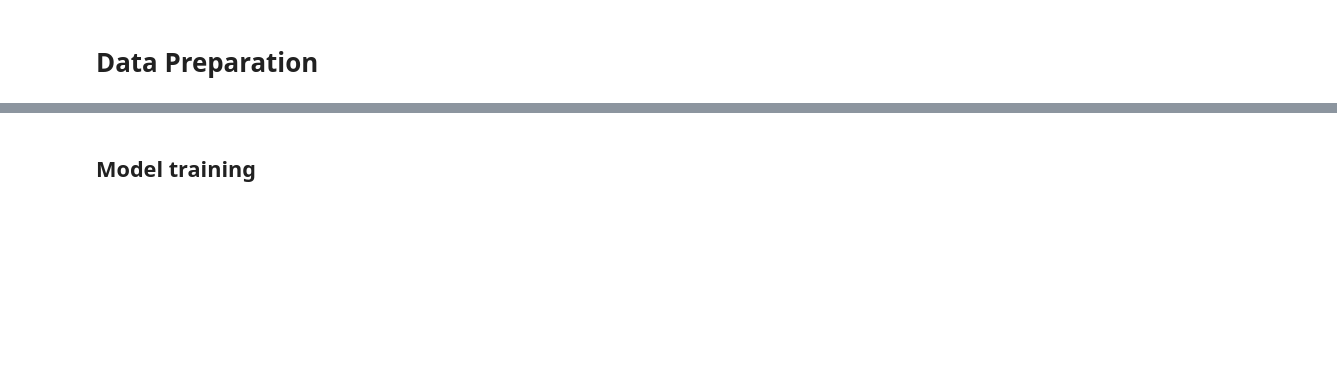
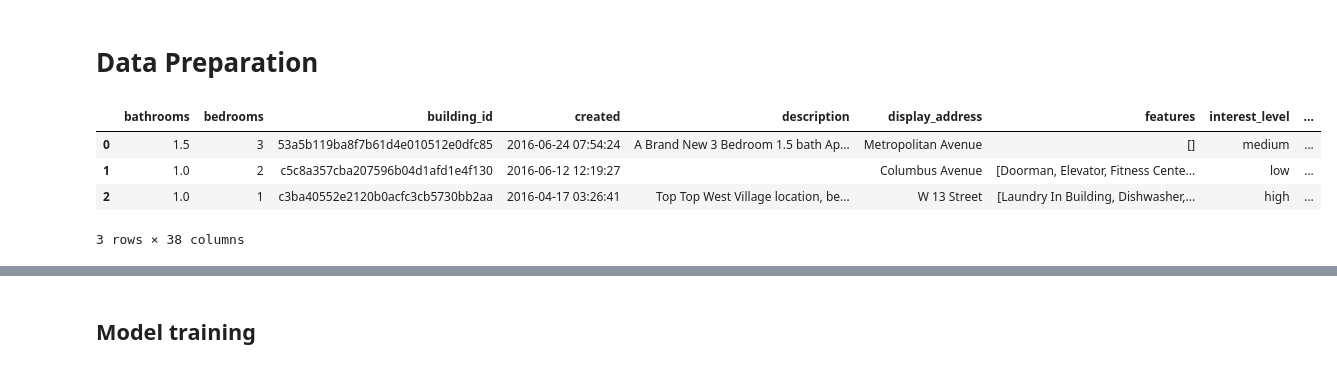
Before and after one commit to iKonon/kaggle, a Jupyter notebook: two-sigma-connect-rental-listing-inquiries/Models Training.ipynb, the cells around one changed output, grey strips where cells are left out. Drawn from its saved outputs; the diff is of its cells as text; code cells hidden in the pictures; blank space fills up the shorter version.

```diff
--- a/two-sigma-connect-rental-listing-inquiries/Models Training.ipynb
+++ b/two-sigma-connect-rental-listing-inquiries/Models Training.ipynb
@@ -151,3 +139,17 @@ df.street_address_clean = df.street_address_clean.map(lambda x: ' '.join(x.strip
+# %%
+def clean_addresses(input_str):
+    hexadecimals = re.compile('[^a-zA-Z0-9 ]').sub(' ', input_str).lower()
+
+    hexadecimals = hexadecimals.replace(' avenue', ' ave').replace(' boulevard', ' blvd')\
+        .replace(' street', ' st').replace(' road', ' rd')\
+        .replace(' south', ' s').replace(' north', ' n').replace(' east', ' e').replace(' west', ' w')\
+        .replace('south ', 's ').replace('north ', 'n ').replace('east ', 'e ').replace('west ', 'w ')\
+        .split(" ")
+
+    return " ".join([x.strip() for x in hexadecimals if x != ''])
+# %%
+df['street_address_ascii'] = [remove_accents(line) for line in df.street_address]
+df['street_address_clean'] = df.street_address_ascii.apply(clean_addresses)
 # %%
 bldg_id_counts = df.building_id.value_counts()
 df['listings_in_bldg'] = df.building_id.map(lambda b: bldg_id_counts[b] if b != '0' else 1)
@@ -188,3 +185,11 @@ df['dow'] = df.created.dt.dayofweek
+# %%
+df['created'] = pd.to_datetime(df.created)
+df['month'] = df.created.dt.month
+df['week'] = df.created.dt.week
+df['hod'] = df.created.dt.hour
+df['dow'] = df.created.dt.dayofweek
+# %%
+df['hod_shifted'] = df.created.dt.tz_localize('utc').dt.tz_convert('US/Pacific').dt.hour
 # %%
 df['bb_combined'] = df.bathrooms + df.bedrooms
 df['price_per_room'] = df.price / df.bedrooms
@@ -199,0 +197,12 @@ my_features = np.array(['bathrooms_as_int', 'bedrooms', 'latitude', 'longitude',
+# %%
+geocoded_addresses = pd.read_csv('geocoded_addresses.csv', header=0, names=['city', 'county', 'country', 'lat', 'lon', 'neighbourhood', 'listing_id'])
+geocoded_addresses.set_index([df.listing_id])
+
+df = pd.concat([df, geocoded_addresses[['city','county','neighbourhood']]], axis=1)
+df.head(3)
+# %% [output]
+|  | bathrooms | bedrooms | building_id | created | description | display_address | features | interest_level | ... |
+| 0 | 1.5 | 3 | 53a5b119ba8f7b61d4e010512e0dfc85 | 2016-06-24 07:54:24 | A Brand New 3 Bedroom 1.5 bath Ap... | Metropolitan Avenue | [] | medium | ... |
+| 1 | 1.0 | 2 | c5c8a357cba207596b04d1afd1e4f130 | 2016-06-12 12:19:27 |  | Columbus Avenue | [Doorman, Elevator, Fitness Cente... | low | ... |
+| 2 | 1.0 | 1 | c3ba40552e2120b0acfc3cb5730bb2aa | 2016-04-17 03:26:41 | Top Top West Village location, be... | W 13 Street | [Laundry In Building, Dishwasher,... | high | ... |
+3 rows × 38 columns
```
Also changed, not shown: parts of 45 cells of this notebook, 2 other files.
